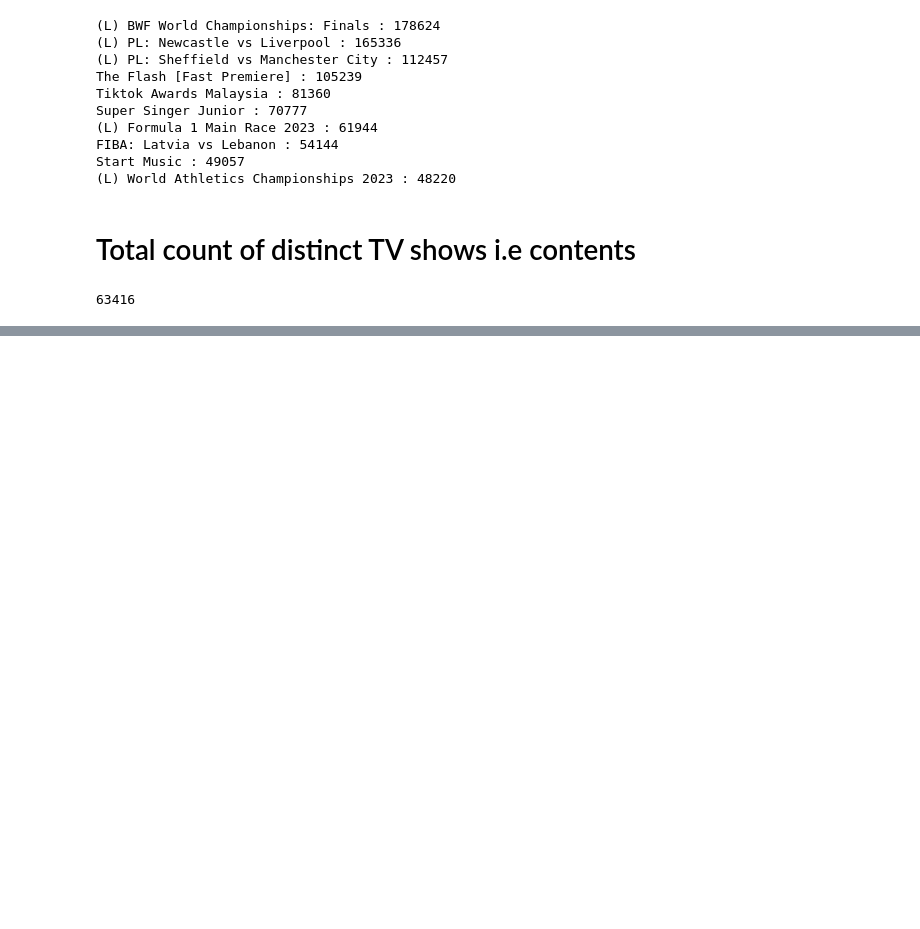
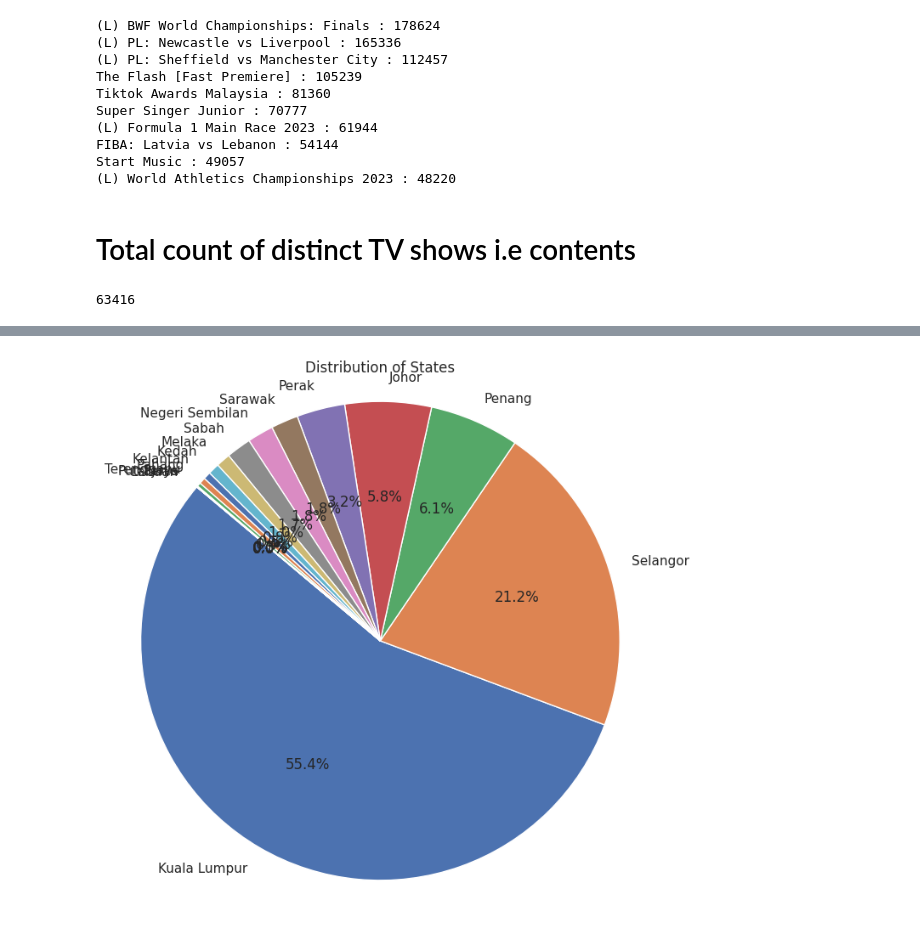
Before and after one commit to shrivatsashetty/Projects, a Jupyter notebook: Synamedia_Project.ipynb, the cells around one changed output, grey strips where cells are left out. Drawn from its saved outputs; the diff is of its cells as text; code cells hidden in the pictures; blank space fills up the shorter version.

```diff
--- a/Synamedia_Project.ipynb
+++ b/Synamedia_Project.ipynb
@@ -309,0 +336,2 @@ len(distinct_contents_dictionary)
+# %%
+sample_size = int(cleaned_df.shape[0] * 0.5)
@@ -309,0 +342,4 @@ len(distinct_contents_dictionary)
+# %%
+random_sampled_df = cleaned_df.sample(n=sample_size, random_state=42)
+# %%
+sampled_states_series = random_sampled_df["state"].value_counts()
@@ -309,0 +366,17 @@ len(distinct_contents_dictionary)
+# %%
+
+
+plt.figure(figsize=(8, 8))
+
+# Plot a pie chart using Seaborn with the default color palette
+sns.set()  # Reset the color palette to default
+plt.pie(sampled_states_series, labels = sampled_states_series.index, autopct = '%1.1f%%', startangle=140)
+
+# Add a title
+plt.title('Distribution of States')
+
+# Display the pie chart
+plt.axis('equal')  # Equal aspect ratio ensures that the pie is drawn as a circle.
+plt.show()
+# %% [output]
+[figure, added]
```
Also changed, not shown: parts of 13 cells of this notebook.
